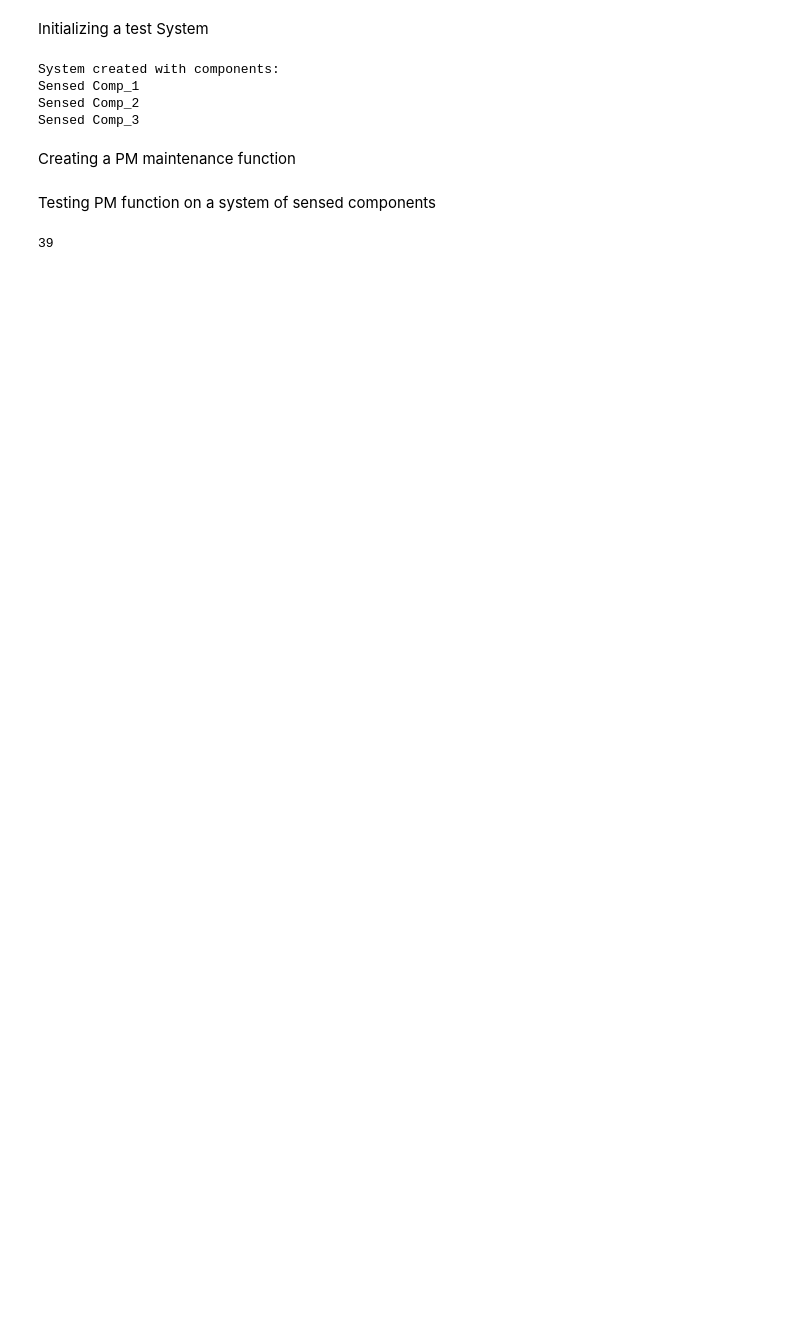
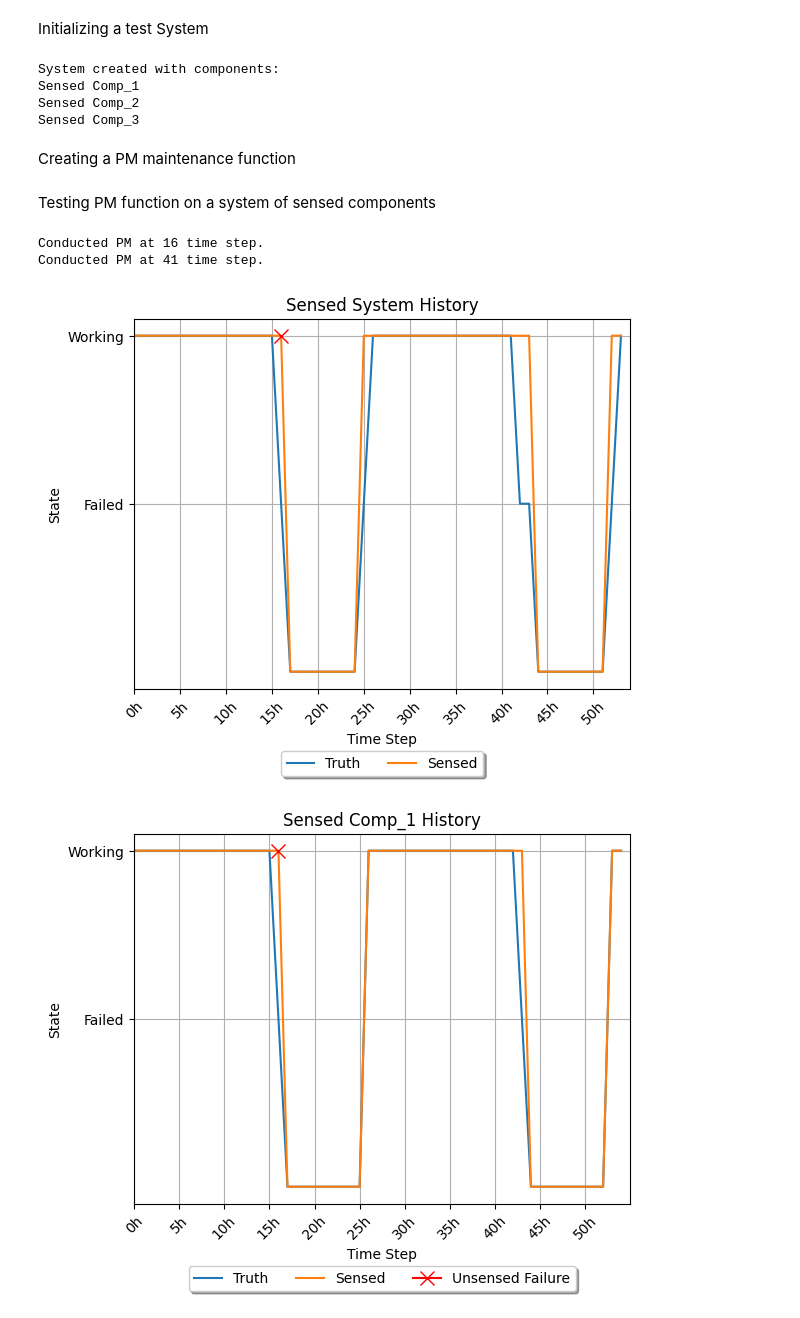
Before and after one commit to andreyaW/KISS, a Jupyter notebook: shipClassTests/adding_PM.ipynb, the cells around one changed output. Cells and saved outputs as stored; diff of their text form; code cells hidden in the pictures; blank space fills up the shorter version.

Commit message:
fixed maintenance, adding MTTF capability

```diff
--- a/shipClassTests/adding_PM.ipynb
+++ b/shipClassTests/adding_PM.ipynb
@@ -20,16 +20,16 @@ Sensed Comp_3
 # %% [markdown]
 Creating a PM maintenance function
 # %%
-def conductPM(system):
+def maintenance(system):
 
-    PM_Period = 10
+    maintenance_period = 10
 
     # determine which comps need to be fixed
     for comp in system.comps:
         if comp.comp.state == 0:
 
             # making the components being repaired reflect repair time
-            repair_time = [-1 for i in range(PM_Period-1)]
+            repair_time = [-1 for i in range(maintenance_period-1)]
             comp.comp.history += repair_time
             comp.sensedHistory+= repair_time
 
@@ -43,51 +43,45 @@ def conductPM(system):
 
             # add the repair history to system history
             if len(system.history) < len(comp.comp.history):
-                system.history += comp.comp.history[len(system.history):]
-                system.sensedHistory += comp.sensedHistory[len(system.sensedHistory):]
+                system.history += comp.comp.history[len(system.history):-2]
+                system.sensedHistory += comp.sensedHistory[len(system.sensedHistory):-2]
 
         # leave the component not being repaired in thier current state until PM is done
         else:
-            idle_time = [comp.comp.state for i in range(PM_Period)]
+            idle_time = [comp.comp.state for i in range(maintenance_period)]
             comp.comp.history+= idle_time
             comp.sensedHistory+= idle_time
 
             # leave sensors in their current state
             for sensor in comp.sensors:
-                idle_time = [sensor.state for i in range(PM_Period)]
+                idle_time = [sensor.state for i in range(maintenance_period)]
                 sensor.history += idle_time
-                idle_readings = [sensor.readings[-1] for i in range(PM_Period)]
+                idle_readings = [sensor.readings[-1] for i in range(maintenance_period)]
                 sensor.readings += idle_readings
 
-    return PM_Period
+    # update the system history to reflect the PM period
+    system.reset()
+    return maintenance_period
 # %% [markdown]
 Testing PM function on a system of sensed components
 # %%
-while test_system.state!=0:
+i = 0
+while i < 50:
     test_system.simulate(1)  # simulate the system for 1 time unit
 
-# conduct preventive maintenance on the system once it fails
-conductPM(test_system)
-
-# print the lengths of the histories after PM
-# print("System state after PM:", test_system.state)
-# print("System history length after PM:", len(test_system.history))
-
-# for i in range(test_system.n):
-#     print(f"Component {i+1} length of history after PM:", len(test_system.comps[i].comp.history))
-#     print(f"Component {i+1} sensed history length after PM:", len(test_system.comps[i].sensedHistory))
-#     print(f"Component {i+1} state after PM:", test_system.comps[i].state)
-
-#     for j in range(len(test_system.comps[i].sensors)):
-#         print(f"Sensor {i+1} length of history after PM:", len(test_system.comps[i].sensors[j].history))
-#         print(f"Sensor {i+1} state after PM:", test_system.comps[i].sensors[j].state)
-#     print("\n")
-
-while test_system.state!=0:
-    test_system.simulate(1)  # simulate the system for 1 time unit
+    # conduct preventive maintenance on the system once it fails
+    if test_system.state == 0:
+        print(f"Conducted PM at {i+1} time step.")
+        PM_period = conductPM(test_system)
+        i += PM_period - 1       # adjust the loop counter to account for PM time
+    else:
+        i += 1
 
 # print the history to an Excel file and plot the results
 test_system.printHistory2Excel('testResults/test_PM.xlsx')
-# test_system.plotHistory(True)
+test_system.plotHistory(True)
 # %% [output]
-39
+Conducted PM at 16 time step.
+Conducted PM at 41 time step.
+[figure, added]
+[figure, added]
```
Also changed, not shown: parts of 1 cell of this notebook, 5 other files.
